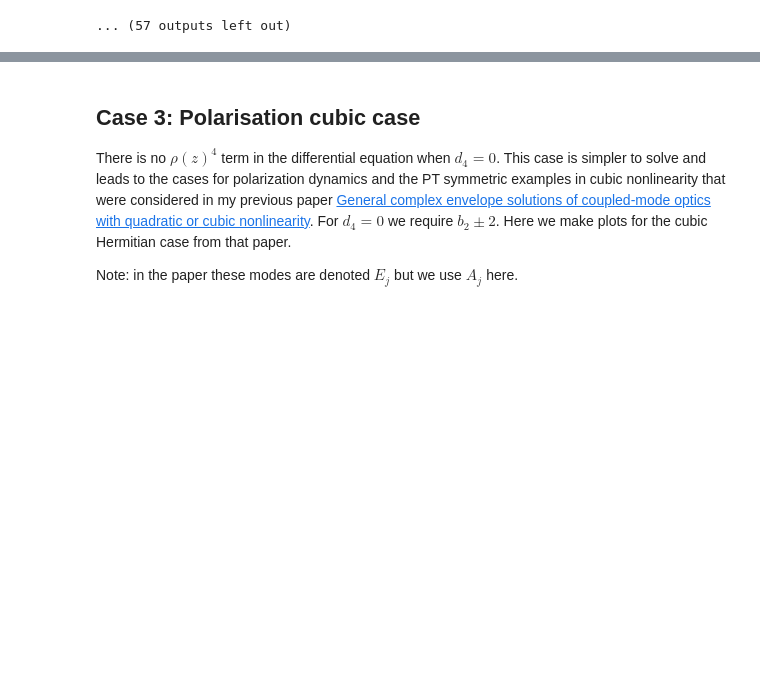
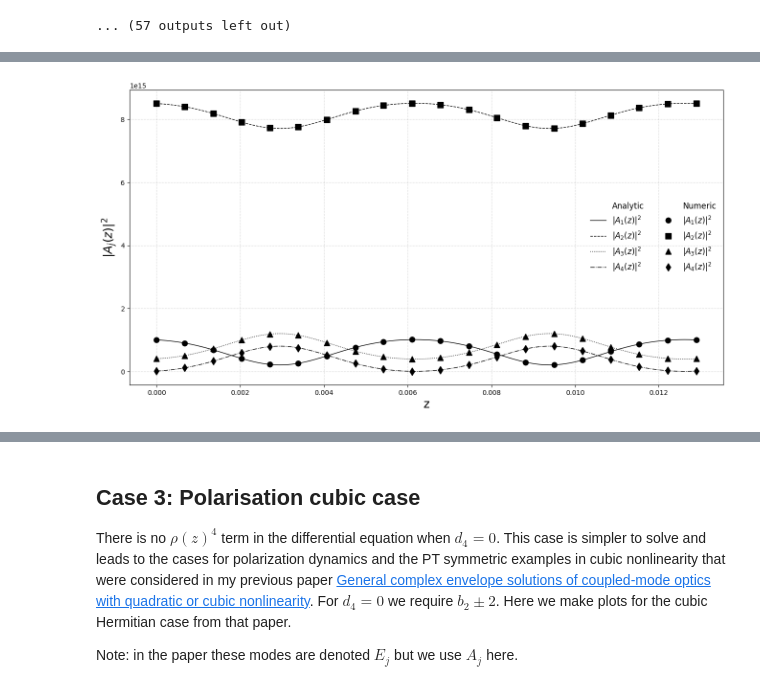
Before and after one commit to HeskethGD/fwm-paper, a Jupyter notebook: code/Unified theory numeric plots for 4 modes.ipynb, the cells around one changed output, grey strips where cells are left out. Drawn from its saved outputs; the diff is of its cells as text; code cells hidden in the pictures; blank space fills up the shorter version.

```diff
--- a/code/Unified theory numeric plots for 4 modes.ipynb
+++ b/code/Unified theory numeric plots for 4 modes.ipynb
@@ -2311,6 +2360,7 @@ fig = plt.figure(figsize=(16, 8))
 # ---------------------------------------------------------
 # Define markers for the numeric/scipy points
 markers = ['o', 's', '^', 'd']  # circle, square, triangle, diamond
+analytic_linestyles = ['-', '--', ':', '-.']   # solid, dashed, dotted, dash-dot
 
 # ---------------------------------------------------------
 # Analytic plots (black, thin dashed)
@@ -2318,7 +2368,7 @@ case2_uv_ana_lines = [
     plt.plot(
         case2_z_eval[0:case2_ana_len],
         np.real(case2_abs_A_ana[_j]),
-        linestyle='--',          # thin dashed
+        linestyle=analytic_linestyles[_j],
         linewidth=1,
         color='black',
         label=f'$|A_{_j+1}(z)|^2$'   # simplified (group legend handles labels)
@@ -2358,37 +2408,39 @@ for _j in range(4):
     legend_handles.append(
         Line2D([0], [0],
                color='black',
-               linestyle='--',
+               linestyle=analytic_linestyles[_j],
                linewidth=1,
                label=f'$|A_{_j+1}(z)|^2$')
     )
 
 # Numeric header
 legend_handles.append(Line2D([0], [0], color='white', linestyle='None', label='Numeric'))
 
 # Numeric entries (markers only)
 for _j, marker in enumerate(markers):
     legend_handles.append(
         Line2D([0], [0],
                linestyle='None',
                marker=marker,
                color='black',
                markersize=8,
                label=f'$|A_{_j+1}(z)|^2$')
     )
 
 case2_legend = plt.legend(handles=legend_handles, fontsize=12, ncol=2, frameon=False)
 
 # ---------------------------------------------------------
 # Axis labels + grid (keeping your assignment pattern)
 case2_legend = plt.xlabel('z', fontsize=18)
 case2_legend = plt.ylabel(r'$|A_j(z)|^2$', fontsize=18)
 case2_legend = plt.grid(True, linestyle=':', color='gray', alpha=0.5)
 
 # plt.title('Case 2: Analytic vs Numeric for |A_j|^2 (B&W)')
 # plt.show()
 
 plt.savefig('../latex-papers/fwm-paper/plots/case2_plot_1.pdf', dpi=300, bbox_inches="tight")
+# %% [output]
+[figure, added]
 # %%
 fig = plt.figure(figsize=(16, 8))
 
```
Also changed, not shown: parts of 25 cells of this notebook, 16 other files.
